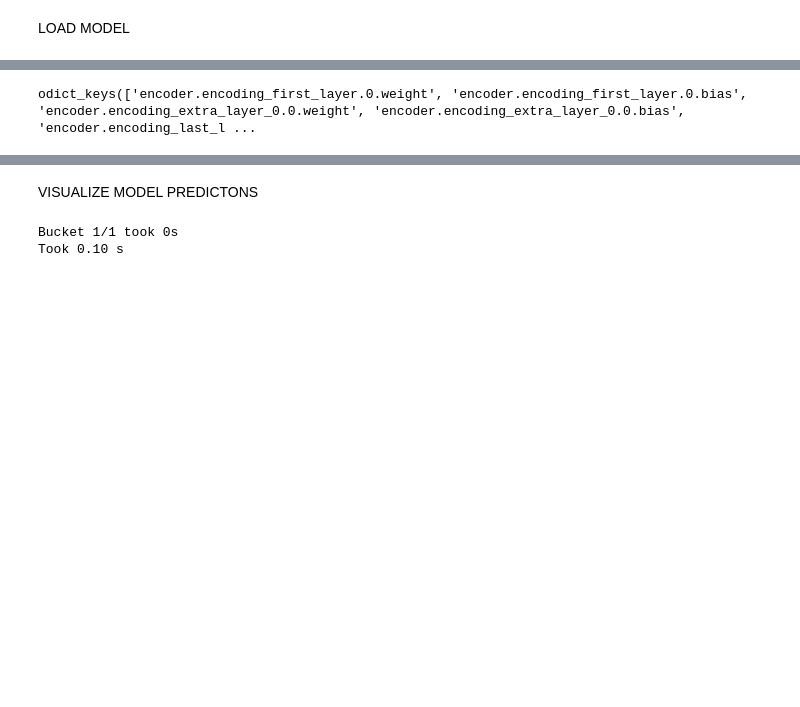
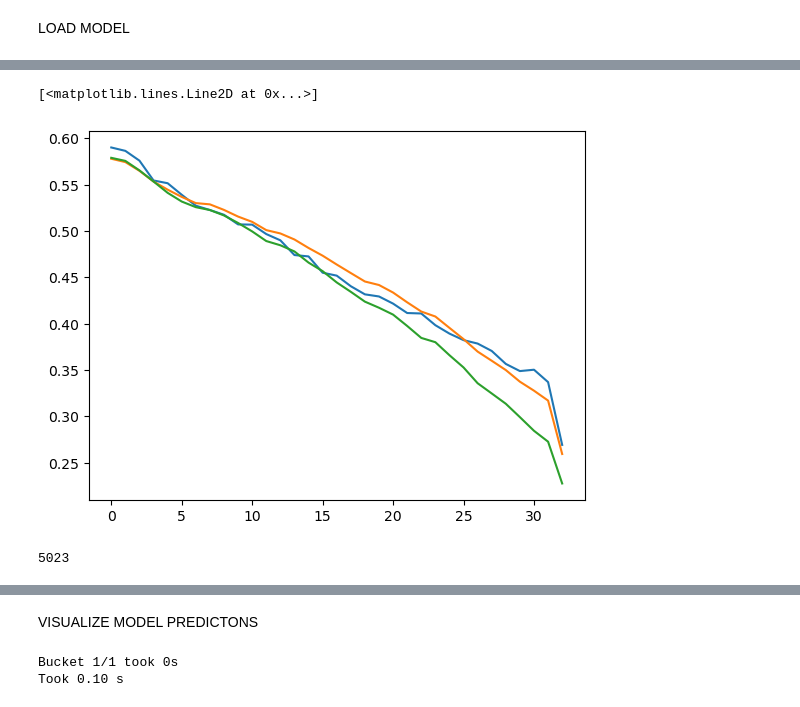
Before and after one commit to PlasmaControl/PlasmaEvolution, a Jupyter notebook: prediction_plotter.ipynb, the cells around one changed output, grey strips where cells are left out. Saved outputs shown, nothing was run; the diff lists cells and outputs as text; code cells hidden in the pictures; blank space fills up the shorter version.

```diff
--- a/prediction_plotter.ipynb
+++ b/prediction_plotter.ipynb
@@ -53,4 +102,11 @@ Using /projects/EKOLEMEN/profile_predictor/joe_hiro_models/HiroLRANDiag_profiles
-# %%
-print(saved_state['model_state_dict'].keys())
-# %% [output]
-odict_keys(['encoder.encoding_first_layer.0.weight', 'encoder.encoding_first_layer.0.bias', 'encoder.encoding_extra_layer_0.0.weight', 'encoder.encoding_extra_layer_0.0.bias', 'encoder.encoding_last_l ...
+# %%
+z1 = torch.tensor([[[-0.12839003, -0.01556321, -0.20180407, -0.1395319,   0.06569811]]])
+z2 = torch.tensor([[[-0.48011202, -0.42608994, -0.8024612,  -0.2422505,  -0.01636717]]])
+z3 = torch.tensor([[[-0.5861, -0.4475, -0.7799, -0.23,  -0.0227]]])
+my_model = considered_model[0]
+plt.plot(my_model.decoder(z1).detach().numpy().flatten())
+plt.plot(my_model.decoder(z2).detach().numpy().flatten())
+plt.plot(my_model.decoder(z3).detach().numpy().flatten())
+# %% [output]
+[<matplotlib.lines.Line2D at 0x...>]
+[figure, added]
@@ -56,0 +116,6 @@ odict_keys(['encoder.encoding_first_layer.0.weight', 'encoder.encoding_first_lay
+# %%
+# find shot 190733 in shots
+shot_index = shots.index(190733)
+print(shot_index)
+# %% [output]
+5023
```
Also changed, not shown: parts of 15 cells of this notebook.
